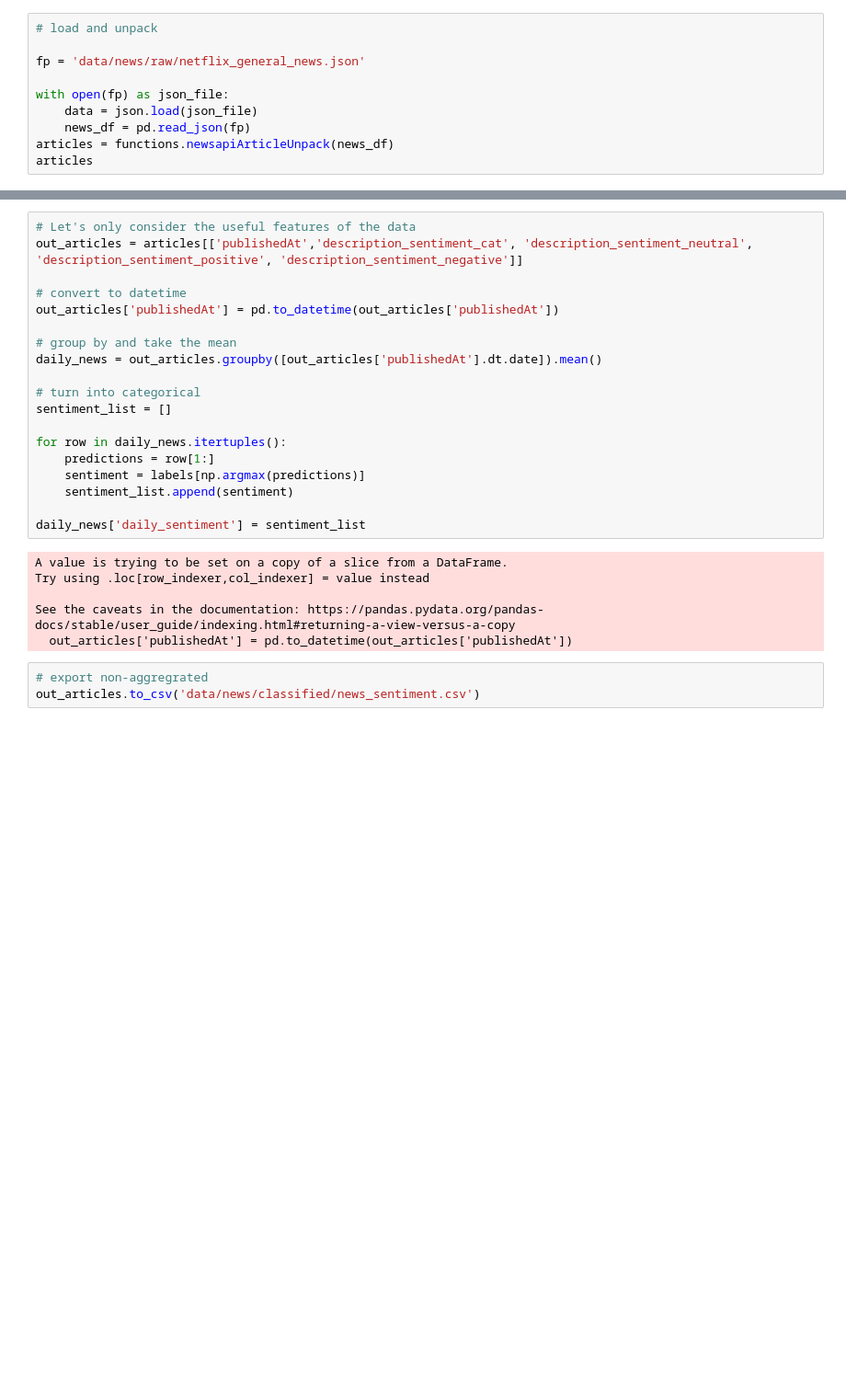
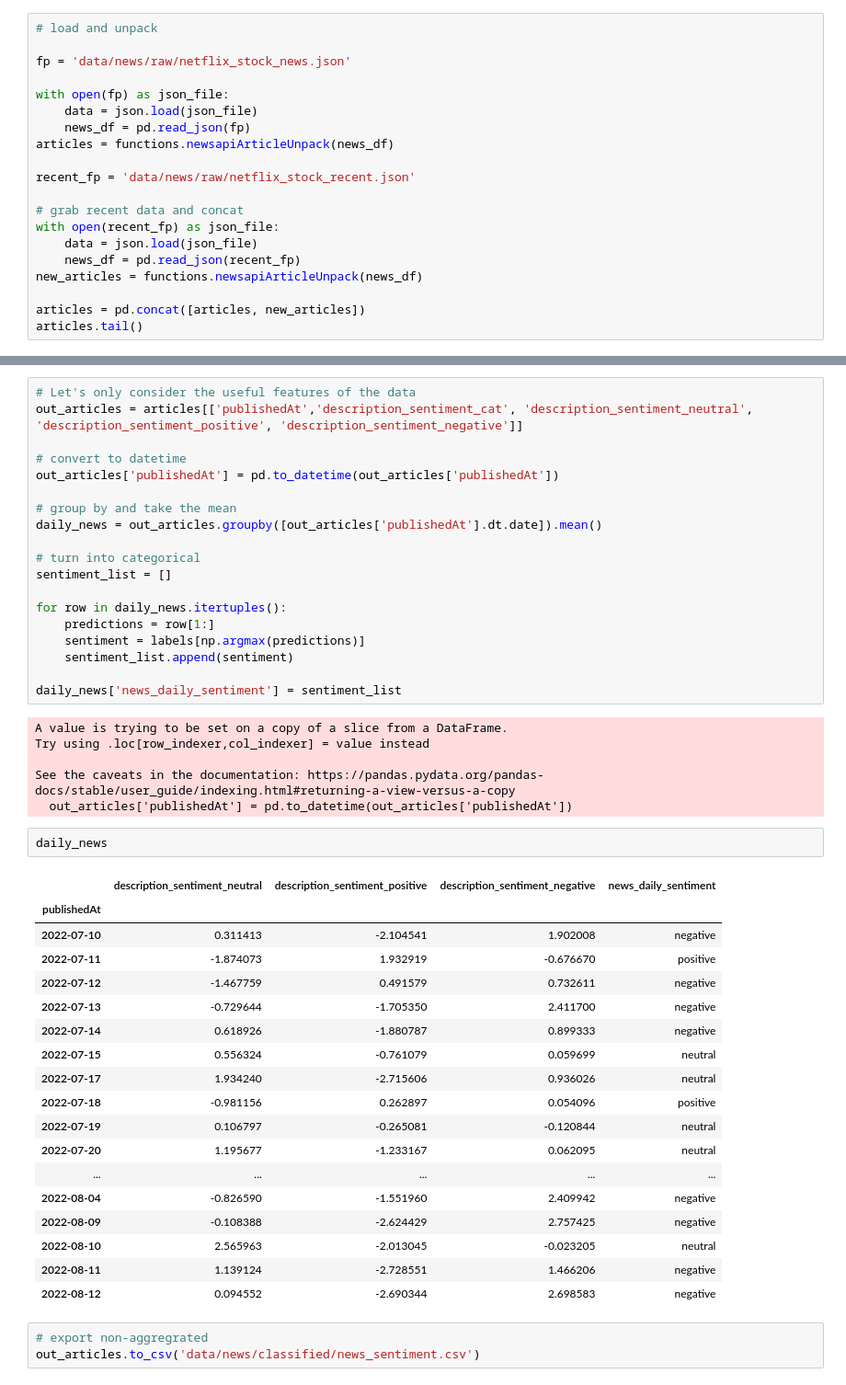
Before and after one commit to Velvox/lhl_capstone, a Jupyter notebook: news_sentiment.ipynb, the cells around one changed output, grey strips where cells are left out. Shown: that part at 92% size. Cells and saved outputs as stored; diff of their text form; blank space fills up the shorter version.

```diff
--- a/news_sentiment.ipynb
+++ b/news_sentiment.ipynb
@@ -12,12 +12,22 @@ from transformers import AutoTokenizer, AutoModelForSequenceClassification, Bert
 # %%
 # load and unpack
 
-fp = 'data/news/raw/netflix_general_news.json'
+fp = 'data/news/raw/netflix_stock_news.json'
 
 with open(fp) as json_file:
     data = json.load(json_file)
     news_df = pd.read_json(fp)
 articles = functions.newsapiArticleUnpack(news_df)
-articles
+
+recent_fp = 'data/news/raw/netflix_stock_recent.json'
+
+# grab recent data and concat
+with open(recent_fp) as json_file:
+    data = json.load(json_file)
+    news_df = pd.read_json(recent_fp)
+new_articles = functions.newsapiArticleUnpack(news_df)
+
+articles = pd.concat([articles, new_articles])
+articles.tail()
 # %% [output]
 |  | author | content | description | publishedAt | source | title | url | urlToImage |
@@ -157,13 +160,34 @@ for row in daily_news.itertuples():
     sentiment = labels[np.argmax(predictions)]
     sentiment_list.append(sentiment)
 
-daily_news['daily_sentiment'] = sentiment_list
+daily_news['news_daily_sentiment'] = sentiment_list
 # %% [output]
 A value is trying to be set on a copy of a slice from a DataFrame.
 Try using .loc[row_indexer,col_indexer] = value instead
 
 See the caveats in the documentation: https://pandas.pydata.org/pandas-docs/stable/user_guide/indexing.html#returning-a-view-versus-a-copy
   out_articles['publishedAt'] = pd.to_datetime(out_articles['publishedAt'])
+# %%
+daily_news
+# %% [output]
+|  | description_sentiment_neutral | description_sentiment_positive | description_sentiment_negative | news_daily_sentiment |
+| publishedAt |  |  |  |  |
+| 2022-07-10 | 0.311413 | -2.104541 | 1.902008 | negative |
+| 2022-07-11 | -1.874073 | 1.932919 | -0.676670 | positive |
+| 2022-07-12 | -1.467759 | 0.491579 | 0.732611 | negative |
+| 2022-07-13 | -0.729644 | -1.705350 | 2.411700 | negative |
+| 2022-07-14 | 0.618926 | -1.880787 | 0.899333 | negative |
+| 2022-07-15 | 0.556324 | -0.761079 | 0.059699 | neutral |
+| 2022-07-17 | 1.934240 | -2.715606 | 0.936026 | neutral |
+| 2022-07-18 | -0.981156 | 0.262897 | 0.054096 | positive |
+| 2022-07-19 | 0.106797 | -0.265081 | -0.120844 | neutral |
+| 2022-07-20 | 1.195677 | -1.233167 | 0.062095 | neutral |
+| ... | ... | ... | ... | ... |
+| 2022-08-04 | -0.826590 | -1.551960 | 2.409942 | negative |
+| 2022-08-09 | -0.108388 | -2.624429 | 2.757425 | negative |
+| 2022-08-10 | 2.565963 | -2.013045 | -0.023205 | neutral |
+| 2022-08-11 | 1.139124 | -2.728551 | 1.466206 | negative |
+| 2022-08-12 | 0.094552 | -2.690344 | 2.698583 | negative |
 # %%
 # export non-aggregrated
 out_articles.to_csv('data/news/classified/news_sentiment.csv')
```
Also changed, not shown: parts of 4 cells of this notebook, 4 other files.
